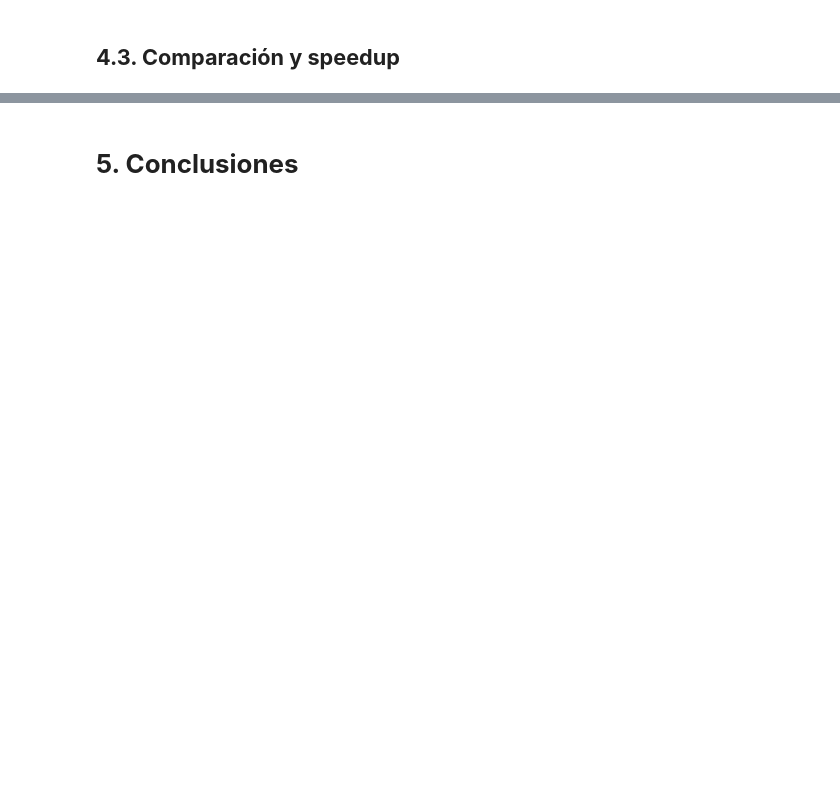
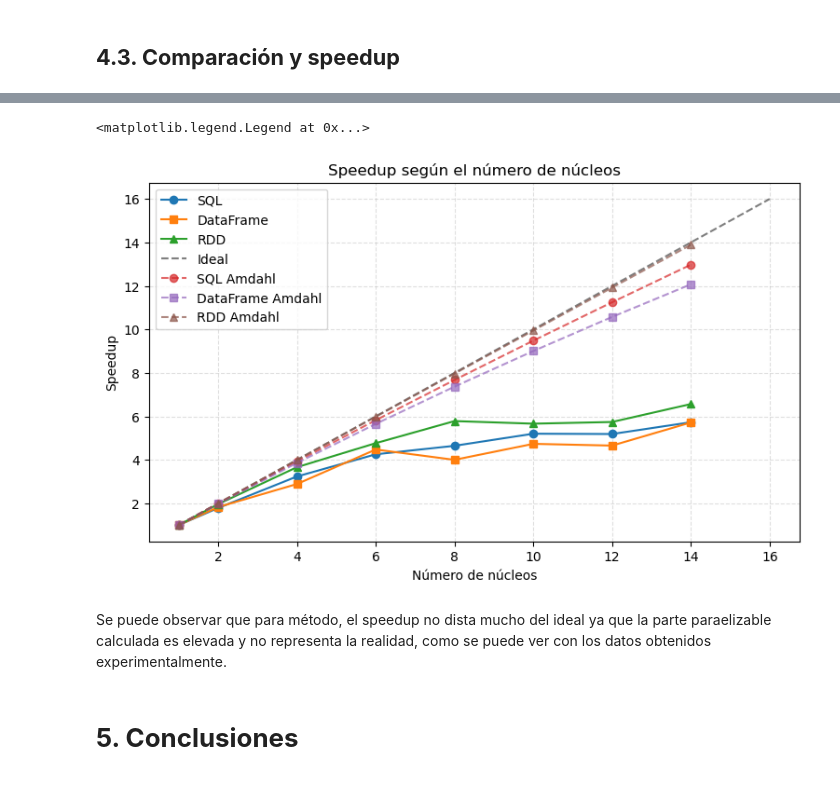
Before and after one commit to Astrak00/HPC-Lab01, a Jupyter notebook: main.ipynb, the cells around one changed output, grey strips where cells are left out. Drawn from its saved outputs; the diff is of its cells as text; code cells hidden in the pictures; blank space fills up the shorter version.

```diff
--- a/main.ipynb
+++ b/main.ipynb
@@ -1140,3 +943,63 @@ plt.show()
+# %%
+import json
+
+def _load_results(path):
+    with open(path) as fh:
+        return {int(k): [float(v[0]), float(v[1])] for k, v in json.load(fh).items()}
+
+sql_times = _load_results('results/sql_result.json')
+df_times = _load_results('results/dataframe_result.json')
+rdd_times = _load_results('results/rdd_result.json')
+
+sql_diff = {k: v[1] - v[0] for k, v in sql_times.items()}
+df_diff = {k: v[1] - v[0] for k, v in df_times.items()}
+rdd_diff = {k: v[1] - v[0] for k, v in rdd_times.items()}
+
+sql_ratio = {k: (sql_times[k][1] - sql_times[k][0]) / sql_times[k][1] if sql_diff[k] != 0 else float('inf') for k in sql_times}
+df_ratio = {k: (df_times[k][1] - df_times[k][0]) / df_times[k][1] if df_diff[k] != 0 else float('inf') for k in df_times}
+rdd_ratio = {k: (rdd_times[k][1] - rdd_times[k][0]) / rdd_times[k][1] if rdd_diff[k] != 0 else float('inf') for k in rdd_times}
+
+sql_ratio_1 = sql_ratio[1]
+df_ratio_1 = df_ratio[1]
+rdd_ratio_1 = rdd_ratio[1]
+
+# Calculate speedup relative to single core
+sql_speedup = {k: 1/((1-sql_ratio_1) + (sql_ratio_1/k)) if v != 0 else float('inf') for k, v in sql_ratio.items()}
+df_speedup = {k: 1/((1-df_ratio_1) + (df_ratio_1/k)) if v != 0 else float('inf') for k, v in df_ratio.items()}
+rdd_speedup = {k: 1/((1-rdd_ratio_1) + (rdd_ratio_1/k)) if v != 0 else float('inf') for k, v in rdd_ratio.items()}
+
+def _compute_speedup(times):
+    ordered = dict(sorted(times.items()))
+    baseline = ordered.get(1)[1]
+    return list(ordered.keys()), [baseline / ordered[c][1] for c in ordered]
+
+cores_sql, speedup_sql = _compute_speedup(sql_times)
+cores_df, speedup_df = _compute_speedup(df_times)
+cores_rdd, speedup_rdd = _compute_speedup(rdd_times)
+
+fig, ax = plt.subplots(figsize=(9, 5))
+ax.plot(cores_sql, speedup_sql, marker='o', label='SQL')
+ax.plot(cores_df, speedup_df, marker='s', label='DataFrame')
+ax.plot(cores_rdd, speedup_rdd, marker='^', label='RDD')
+
+
+ax.plot([1,16], [1,16], 'k--', alpha=0.5, label='Ideal')
+
+ax.plot(cores_sql, [1/((1-sql_ratio_1) + (sql_ratio_1/k)) for k in cores_sql], marker='o', linestyle='--', alpha=0.7, label='SQL Amdahl')
+ax.plot(cores_df, [1/((1-df_ratio_1) + (df_ratio_1/k)) for k in cores_df], marker='s', linestyle='--', alpha=0.7, label='DataFrame Amdahl')
+ax.plot(cores_rdd, [1/((1-rdd_ratio_1) + (rdd_ratio_1/k)) for k in cores_rdd], marker='^', linestyle='--', alpha=0.7, label='RDD Amdahl')
+
+
+ax.set_xlabel('Número de núcleos')
+ax.set_ylabel('Speedup')
+ax.set_title('Speedup según el número de núcleos')
+ax.grid(True, linestyle='--', alpha=0.4)
+ax.legend()
+# %% [output]
+<matplotlib.legend.Legend at 0x...>
+[figure, added]
+# %% [markdown]
+Se puede observar que para método, el speedup no dista mucho del ideal ya que la parte paraelizable calculada es elevada y no representa la realidad, como se puede ver con los datos obtenidos experimentalmente.
 # %% [markdown]
 # **5. Conclusiones**
 <a id="conclusiones"></a>
```
Also changed, not shown: parts of 24 cells of this notebook, 3 other files.
